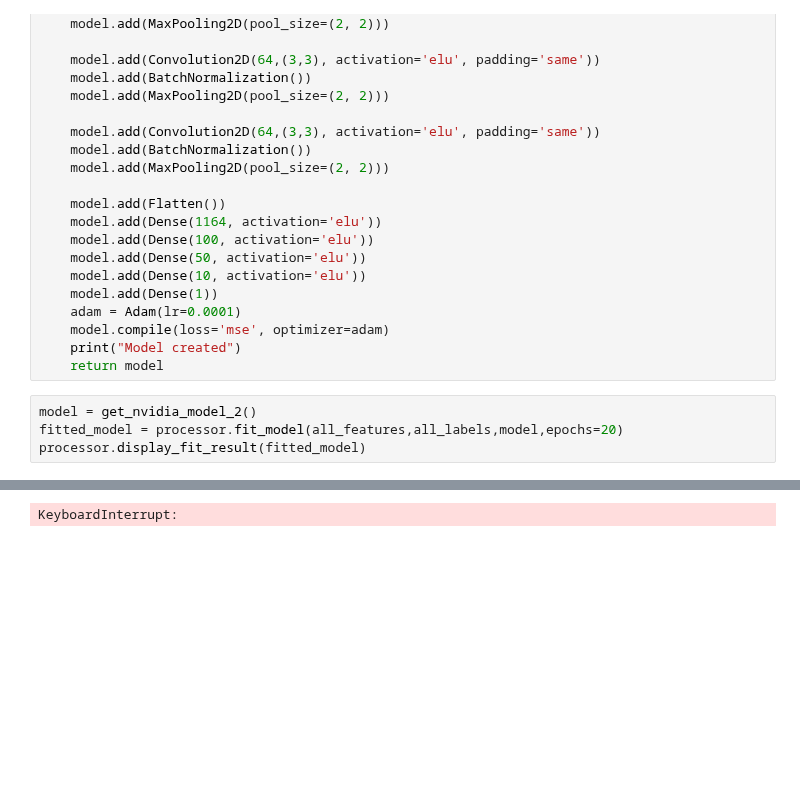
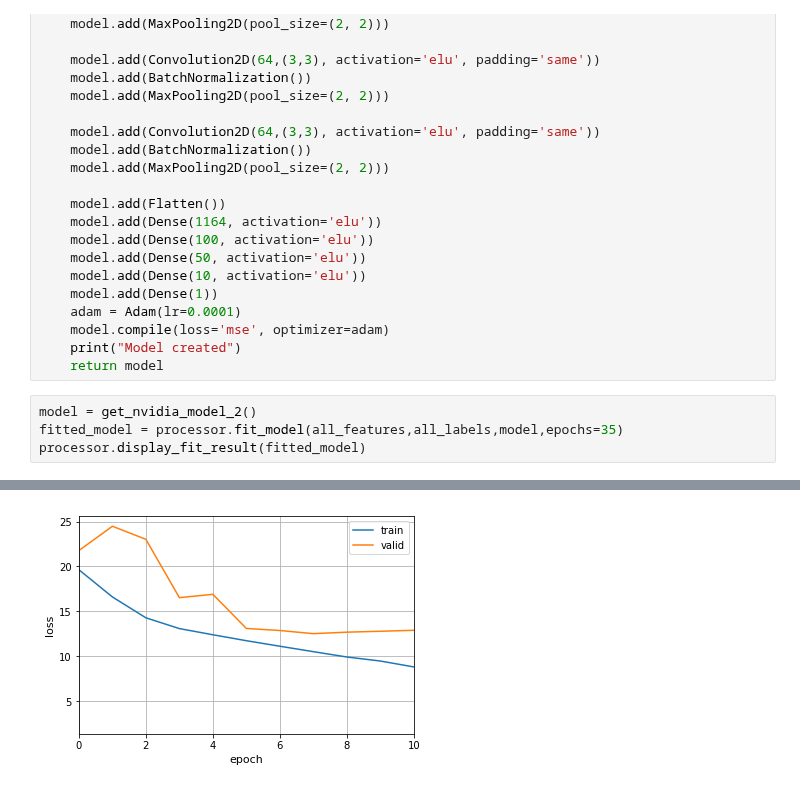
Before and after one commit to gdefenser/MyUdacity, a Jupyter notebook: CourseProjects/MLA_P7_DeepTesla/code.ipynb, the cells around one changed output, grey strips where cells are left out. Cells and saved outputs as stored; diff of their text form; blank space fills up the shorter version.

```diff
--- a/CourseProjects/MLA_P7_DeepTesla/code.ipynb
+++ b/CourseProjects/MLA_P7_DeepTesla/code.ipynb
@@ -231,7 +216,7 @@ def get_nvidia_model_2():
     return model
 # %%
 model = get_nvidia_model_2()
-fitted_model = processor.fit_model(all_features,all_labels,model,epochs=20)
+fitted_model = processor.fit_model(all_features,all_labels,model,epochs=35)
 processor.display_fit_result(fitted_model)
 # %% [output]
 Start to create model
@@ -254 +239 @@ Epoch 9/20
-KeyboardInterrupt:
+[figure, added]
```
Also changed, not shown: parts of 6 cells of this notebook, 2 other files.
